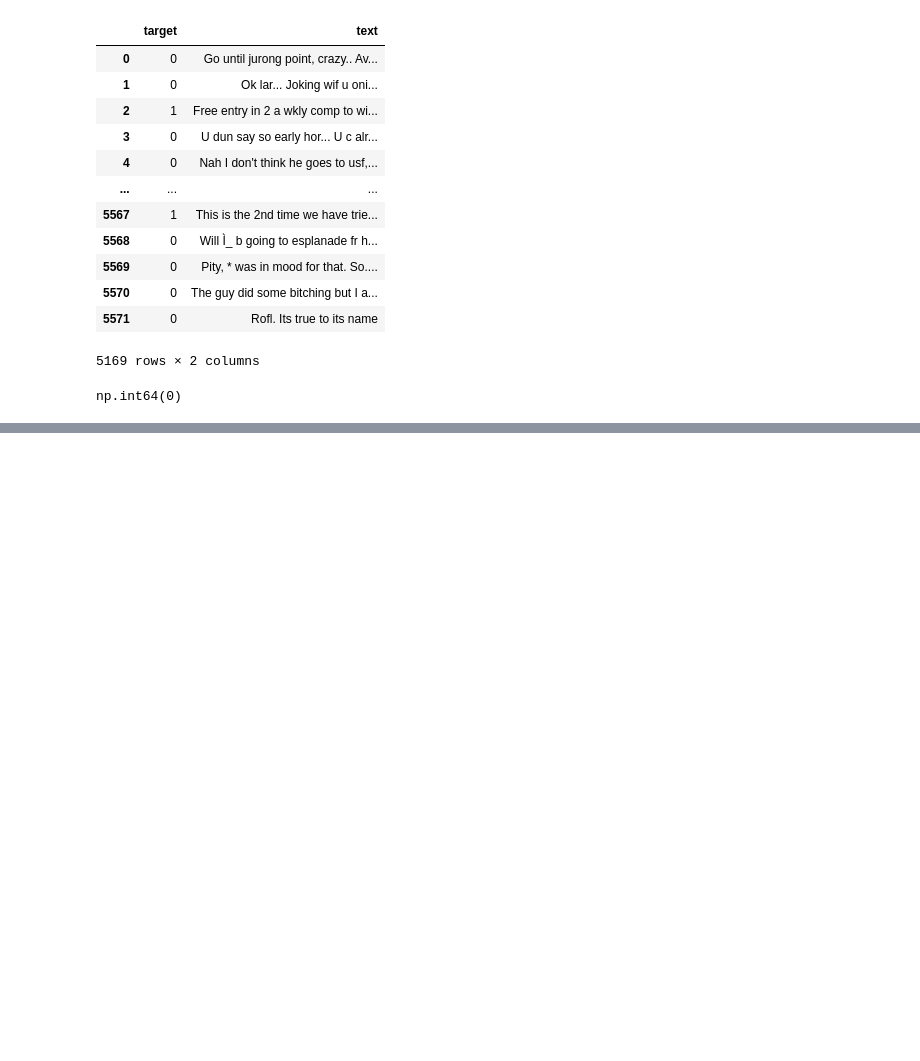
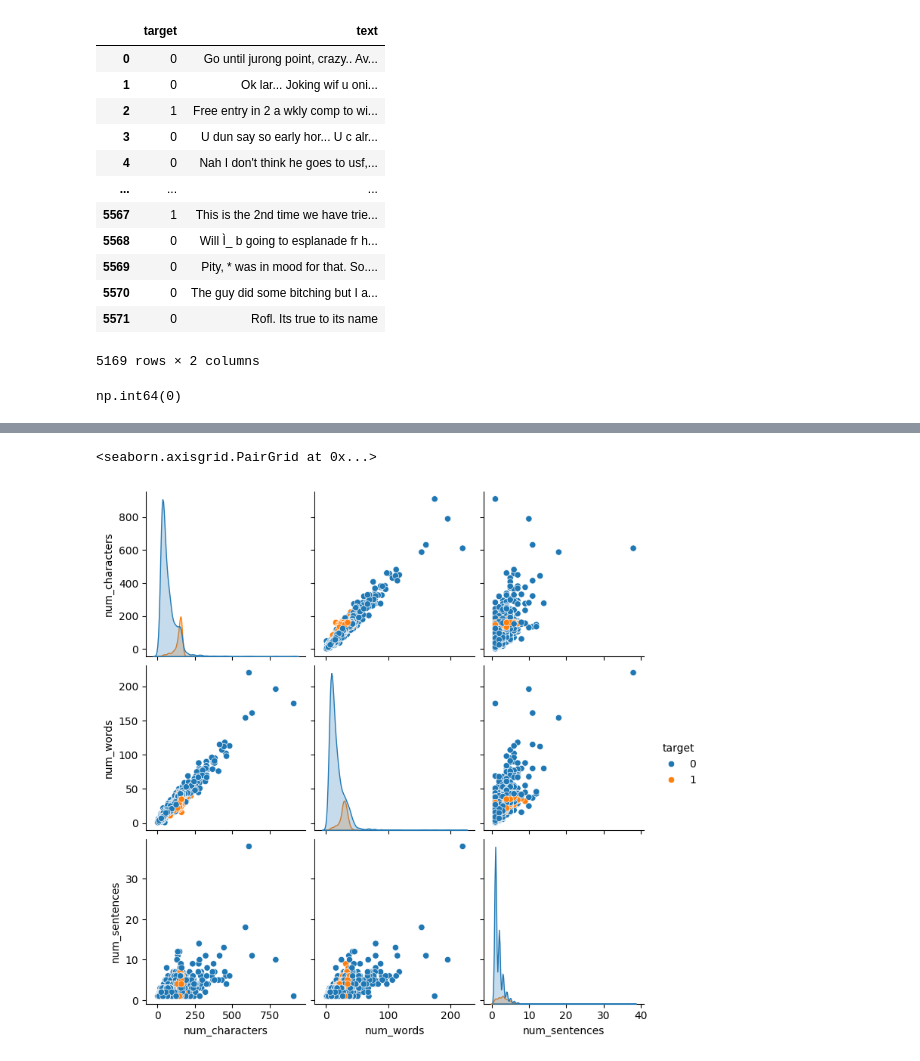
Before and after one commit to SwaroopDangal/-Email-Spam-Classifier-, a Jupyter notebook: main.ipynb, the cells around one changed output, grey strips where cells are left out. Saved outputs shown, nothing was run; the diff lists cells and outputs as text; code cells hidden in the pictures; blank space fills up the shorter version.

```diff
--- a/main.ipynb
+++ b/main.ipynb
@@ -128,0 +280,5 @@ np.int64(0)
+# %%
+sns.pairplot(df,hue='target')
+# %% [output]
+<seaborn.axisgrid.PairGrid at 0x...>
+[figure, added]
```
Also changed, not shown: parts of 18 cells of this notebook.
